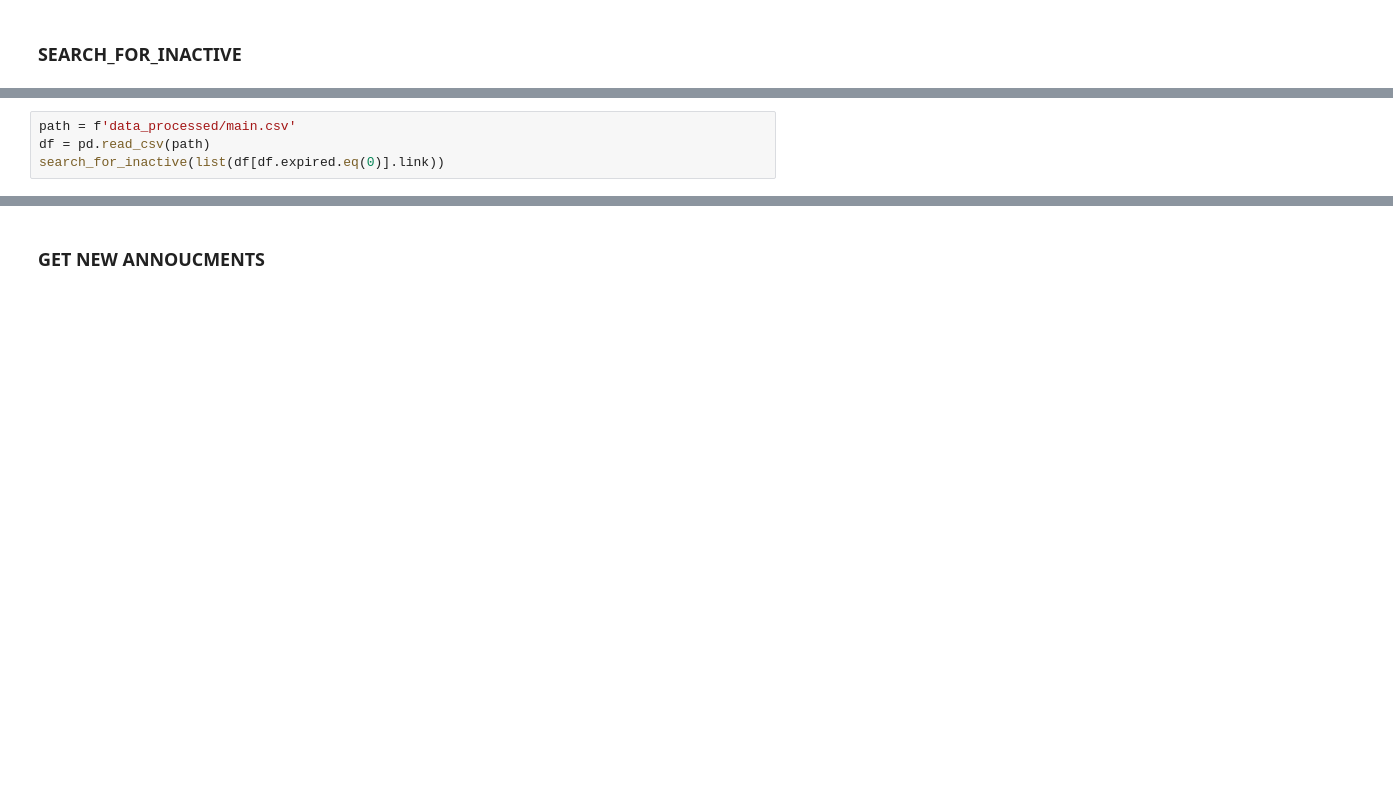
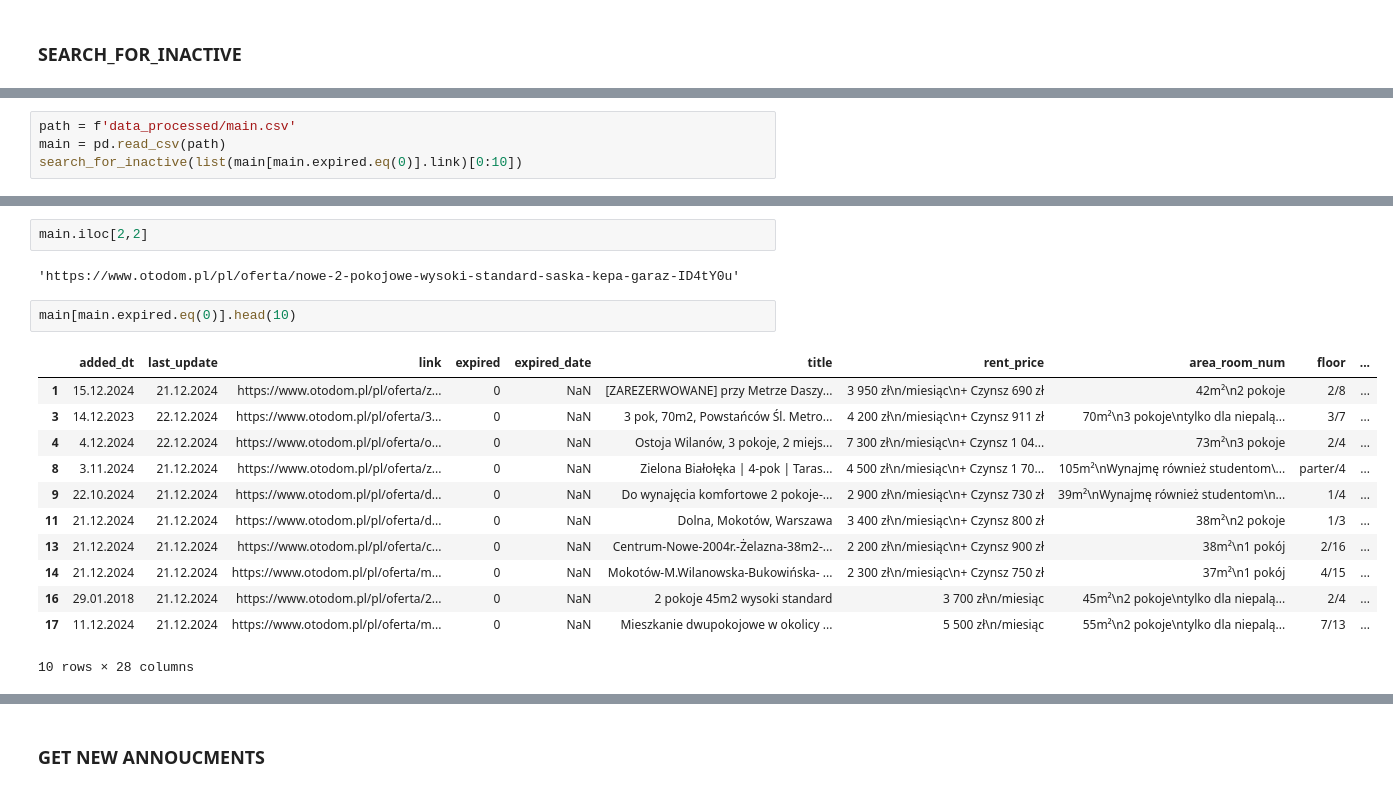
Before and after one commit to KacperSokolowski/MA, a Jupyter notebook: scraper fix 2.ipynb, the cells around one changed output, grey strips where cells are left out. Drawn from its saved outputs; the diff is of its cells as text; blank space fills up the shorter version.

```diff
--- a/scraper fix 2.ipynb
+++ b/scraper fix 2.ipynb
@@ -158,5 +162,5 @@ def search_for_inactive(
     return df if return_df else None
 # %%
 path = f'data_processed/main.csv'
-df = pd.read_csv(path)
-search_for_inactive(list(df[df.expired.eq(0)].link))
+main = pd.read_csv(path)
+search_for_inactive(list(main[main.expired.eq(0)].link)[0:10])
@@ -162,0 +179,19 @@ search_for_inactive(list(df[df.expired.eq(0)].link))
+# %%
+main.iloc[2,2]
+# %% [output]
+'https://www.otodom.pl/pl/oferta/nowe-2-pokojowe-wysoki-standard-saska-kepa-garaz-ID4tY0u'
+# %%
+main[main.expired.eq(0)].head(10)
+# %% [output]
+|  | added_dt | last_update | link | expired | expired_date | title | rent_price | area_room_num | floor | ... |
+| 1 | 15.12.2024 | 21.12.2024 | https://www.otodom.pl/pl/oferta/z... | 0 | NaN | [ZAREZERWOWANE] przy Metrze Daszy... | 3 950 zł\n/miesiąc\n+ Czynsz 690 zł | 42m²\n2 pokoje | 2/8 | ... |
+| 3 | 14.12.2023 | 22.12.2024 | https://www.otodom.pl/pl/oferta/3... | 0 | NaN | 3 pok, 70m2, Powstańców Śl. Metro... | 4 200 zł\n/miesiąc\n+ Czynsz 911 zł | 70m²\n3 pokoje\ntylko dla niepalą... | 3/7 | ... |
+| 4 | 4.12.2024 | 22.12.2024 | https://www.otodom.pl/pl/oferta/o... | 0 | NaN | Ostoja Wilanów, 3 pokoje, 2 miejs... | 7 300 zł\n/miesiąc\n+ Czynsz 1 04... | 73m²\n3 pokoje | 2/4 | ... |
+| 8 | 3.11.2024 | 21.12.2024 | https://www.otodom.pl/pl/oferta/z... | 0 | NaN | Zielona Białołęka | 4-pok | Taras... | 4 500 zł\n/miesiąc\n+ Czynsz 1 70... | 105m²\nWynajmę również studentom\... | parter/4 | ... |
+| 9 | 22.10.2024 | 21.12.2024 | https://www.otodom.pl/pl/oferta/d... | 0 | NaN | Do wynajęcia komfortowe 2 pokoje-... | 2 900 zł\n/miesiąc\n+ Czynsz 730 zł | 39m²\nWynajmę również studentom\n... | 1/4 | ... |
+| 11 | 21.12.2024 | 21.12.2024 | https://www.otodom.pl/pl/oferta/d... | 0 | NaN | Dolna, Mokotów, Warszawa | 3 400 zł\n/miesiąc\n+ Czynsz 800 zł | 38m²\n2 pokoje | 1/3 | ... |
+| 13 | 21.12.2024 | 21.12.2024 | https://www.otodom.pl/pl/oferta/c... | 0 | NaN | Centrum-Nowe-2004r.-Żelazna-38m2-... | 2 200 zł\n/miesiąc\n+ Czynsz 900 zł | 38m²\n1 pokój | 2/16 | ... |
+| 14 | 21.12.2024 | 21.12.2024 | https://www.otodom.pl/pl/oferta/m... | 0 | NaN | Mokotów-M.Wilanowska-Bukowińska- ... | 2 300 zł\n/miesiąc\n+ Czynsz 750 zł | 37m²\n1 pokój | 4/15 | ... |
+| 16 | 29.01.2018 | 21.12.2024 | https://www.otodom.pl/pl/oferta/2... | 0 | NaN | 2 pokoje 45m2 wysoki standard | 3 700 zł\n/miesiąc | 45m²\n2 pokoje\ntylko dla niepalą... | 2/4 | ... |
+| 17 | 11.12.2024 | 21.12.2024 | https://www.otodom.pl/pl/oferta/m... | 0 | NaN | Mieszkanie dwupokojowe w okolicy ... | 5 500 zł\n/miesiąc | 55m²\n2 pokoje\ntylko dla niepalą... | 7/13 | ... |
+10 rows × 28 columns
```
Also changed, not shown: parts of 23 cells of this notebook, 55 other files.
